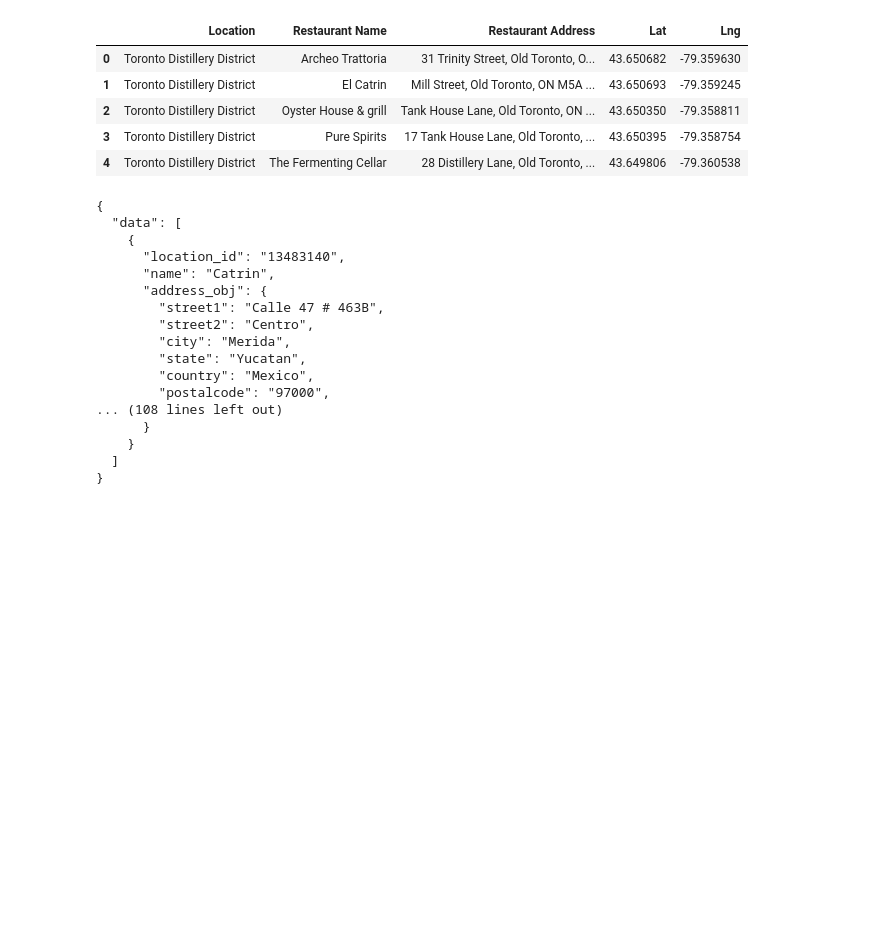
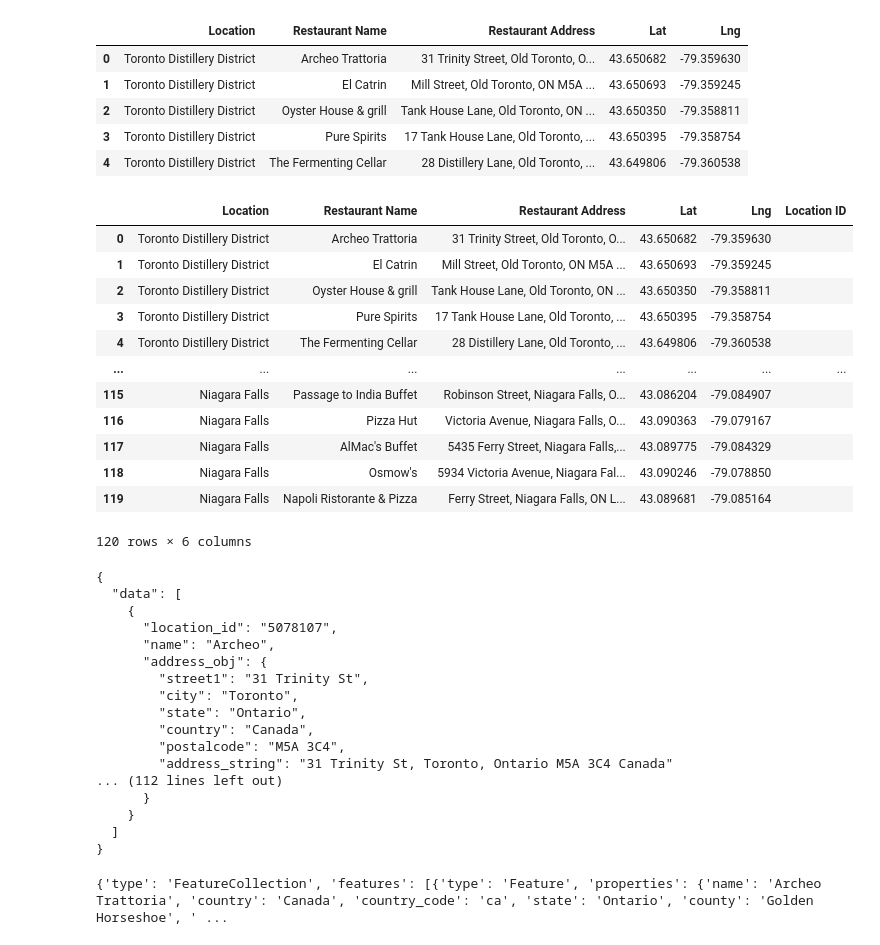
Before and after one commit to AleMori22/Project_1_repo, a Jupyter notebook: Alessandro Mori's Project 1.ipynb, the cells around one changed output. Saved outputs shown, nothing was run; the diff lists cells and outputs as text; code cells hidden in the pictures; blank space fills up the shorter version.

```diff
--- a/Alessandro Mori's Project 1.ipynb
+++ b/Alessandro Mori's Project 1.ipynb
@@ -67,10 +67,41 @@ Restaurants_df.head()
 # %%
 # Export the City_Data into a csv
 Restaurants_df.to_csv("output_data/restaurants.csv", index_label="Restaurant ID")
+# %%
+Restaurants_df['Location ID'] = ''
+
+
+for index, restaurant in Restaurants_df.iterrows():
+
+    url = f"https://api.content.tripadvisor.com/api/v1/location/search?key={Trip_advisor_key}&searchQuery={restaurant['Restaurant Name']}&language=en"
+
+    headers = {"accept": "application/json"}
+
+    response = requests.get(url, headers=headers)
+
+    for res in response['data']:
+
+        if
+        #response['data'][res]['location_id']
+
+#print(response.text)
+Restaurants_df
+# %% [output]
+|  | Location | Restaurant Name | Restaurant Address | Lat | Lng | Location ID |
+| 0 | Toronto Distillery District | Archeo Trattoria | 31 Trinity Street, Old Toronto, O... | 43.650682 | -79.359630 |  |
+| 1 | Toronto Distillery District | El Catrin | Mill Street, Old Toronto, ON M5A ... | 43.650693 | -79.359245 |  |
+| 2 | Toronto Distillery District | Oyster House & grill | Tank House Lane, Old Toronto, ON ... | 43.650350 | -79.358811 |  |
+| 3 | Toronto Distillery District | Pure Spirits | 17 Tank House Lane, Old Toronto, ... | 43.650395 | -79.358754 |  |
+| 4 | Toronto Distillery District | The Fermenting Cellar | 28 Distillery Lane, Old Toronto, ... | 43.649806 | -79.360538 |  |
+| ... | ... | ... | ... | ... | ... | ... |
+| 115 | Niagara Falls | Passage to India Buffet | Robinson Street, Niagara Falls, O... | 43.086204 | -79.084907 |  |
+| 116 | Niagara Falls | Pizza Hut | Victoria Avenue, Niagara Falls, O... | 43.090363 | -79.079167 |  |
+| 117 | Niagara Falls | AlMac's Buffet | 5435 Ferry Street, Niagara Falls,... | 43.089775 | -79.084329 |  |
+| 118 | Niagara Falls | Osmow's | 5934 Victoria Avenue, Niagara Fal... | 43.090246 | -79.078850 |  |
+| 119 | Niagara Falls | Napoli Ristorante & Pizza | Ferry Street, Niagara Falls, ON L... | 43.089681 | -79.085164 |  |
+120 rows × 6 columns
 # %%
-
-
-url = f"https://api.content.tripadvisor.com/api/v1/location/search?key={Trip_advisor_key}&searchQuery=El%20Catrin&language=en"
+url = f"https://api.content.tripadvisor.com/api/v1/location/search?key={Trip_advisor_key}&searchQuery=Archeo Trattoria&language=en"
 
 headers = {"accept": "application/json"}
 
@@ -81,17 +112,38 @@ print(response.text)
 {
   "data": [
     {
-      "location_id": "13483140",
-      "name": "Catrin",
+      "location_id": "5078107",
+      "name": "Archeo",
       "address_obj": {
-        "street1": "Calle 47 # 463B",
-        "street2": "Centro",
-        "city": "Merida",
-        "state": "Yucatan",
-        "country": "Mexico",
-        "postalcode": "97000",
-... (108 lines left out)
+        "street1": "31 Trinity St",
+        "city": "Toronto",
+        "state": "Ontario",
+        "country": "Canada",
+        "postalcode": "M5A 3C4",
+        "address_string": "31 Trinity St, Toronto, Ontario M5A 3C4 Canada"
+... (112 lines left out)
       }
     }
   ]
 }
+# %%
+radius = 1000
+
+params = {
+    'categories': 'catering.restaurant',
+    'apiKey': geoapify_key,
+}
+
+base_url = 'https://api.geoapify.com/v2/places'
+
+latitude = 43.6503
+longitude = -79.3596
+
+params['filter'] = f'circle:{longitude},{latitude},{radius}'
+params['bias'] = f'proximity:{longitude},{latitude}'
+
+response = requests.get(base_url, params=params).json()
+
+print(response)
+# %% [output]
+{'type': 'FeatureCollection', 'features': [{'type': 'Feature', 'properties': {'name': 'Archeo Trattoria', 'country': 'Canada', 'country_code': 'ca', 'state': 'Ontario', 'county': 'Golden Horseshoe', ' ...
```
